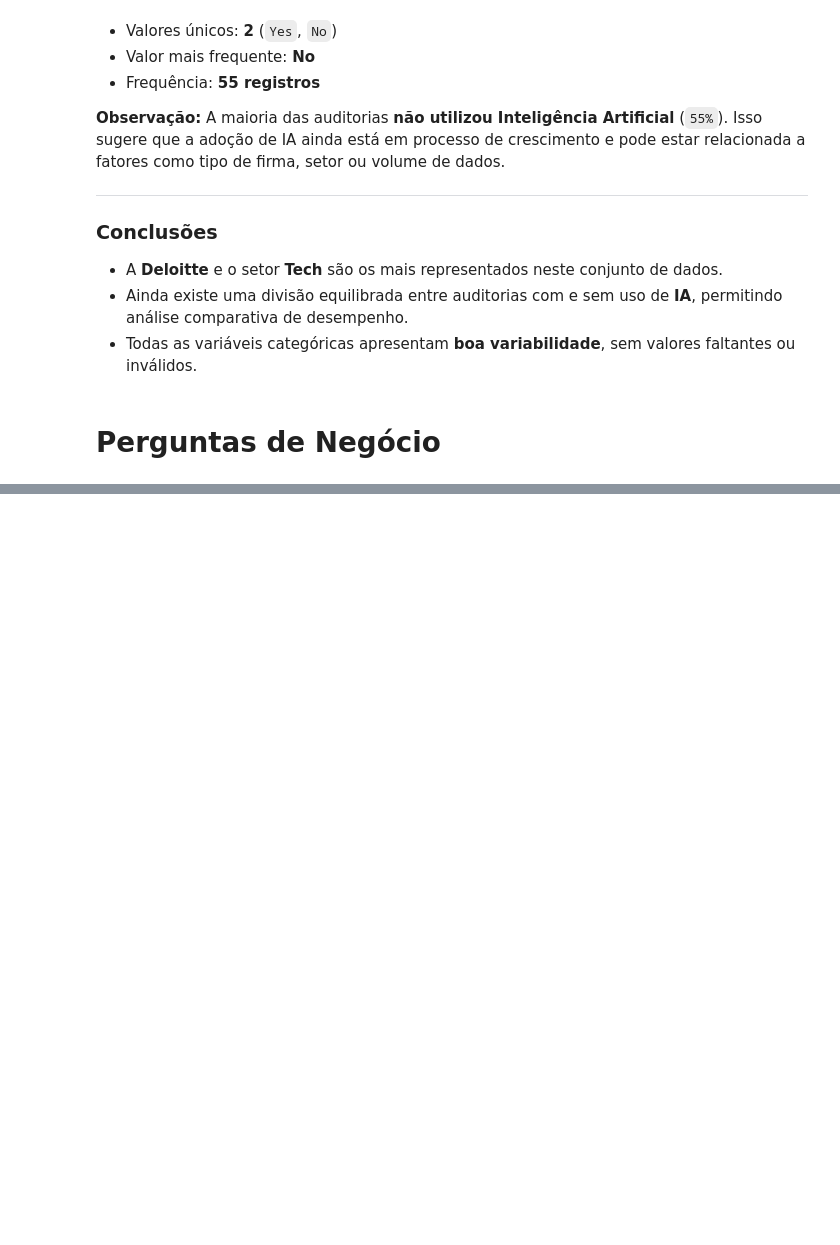
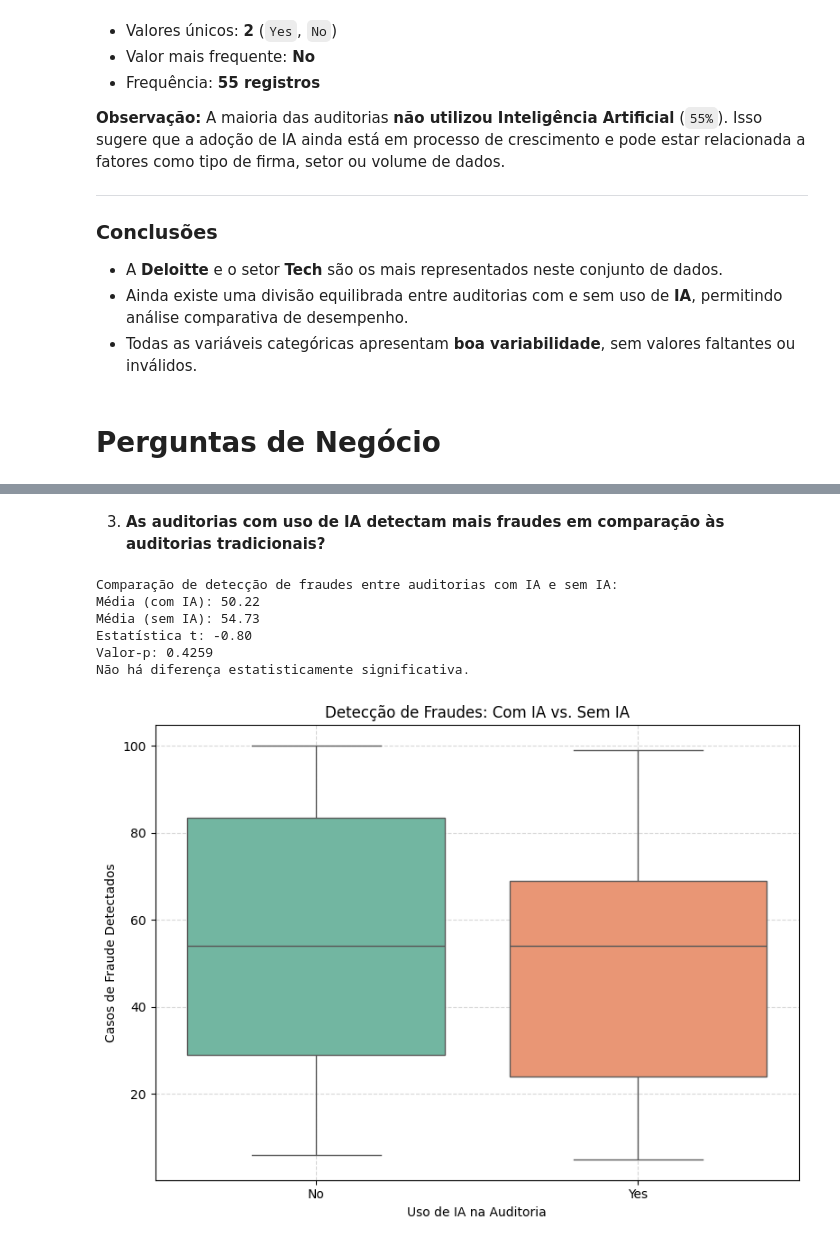
Before and after one commit to rafaelporfiriobarros/eda-big4-financial-risk, a Jupyter notebook: eda.ipynb, the cells around one changed output, grey strips where cells are left out. Saved outputs shown, nothing was run; the diff lists cells and outputs as text; code cells hidden in the pictures; blank space fills up the shorter version.

```diff
--- a/eda.ipynb
+++ b/eda.ipynb
@@ -296,0 +416,39 @@ Este relatório apresenta um resumo estatístico das variáveis categóricas do
+# %% [markdown]
+3. **As auditorias com uso de IA detectam mais fraudes em comparação às auditorias tradicionais?**
+# %%
+# Separar os grupos com e sem IA
+fraudes_com_ia = df2[df2["AI_Used_for_Auditing"] == "Yes"]["Fraud_Cases_Detected"]
+fraudes_sem_ia = df2[df2["AI_Used_for_Auditing"] == "No"]["Fraud_Cases_Detected"]
+
+# Teste T de diferença de médias
+t_stat, p_val = ttest_ind(fraudes_com_ia, fraudes_sem_ia, equal_var=False)
+
+# Resultados
+print("Comparação de detecção de fraudes entre auditorias com IA e sem IA:")
+print(f"Média (com IA): {fraudes_com_ia.mean():.2f}")
+print(f"Média (sem IA): {fraudes_sem_ia.mean():.2f}")
+print(f"Estatística t: {t_stat:.2f}")
+print(f"Valor-p: {p_val:.4f}")
+
+if p_val < 0.05:
+    print("Existe uma diferença estatisticamente significativa.")
+else:
+    print("Não há diferença estatisticamente significativa.")
+
+# Visualização
+plt.figure(figsize=(8, 6))
+sns.boxplot(x="AI_Used_for_Auditing", y="Fraud_Cases_Detected", data=df2, palette="Set2")
+plt.title("Detecção de Fraudes: Com IA vs. Sem IA")
+plt.xlabel("Uso de IA na Auditoria")
+plt.ylabel("Casos de Fraude Detectados")
+plt.grid(True, linestyle="--", alpha=0.5)
+plt.tight_layout()
+plt.show()
+# %% [output]
+Comparação de detecção de fraudes entre auditorias com IA e sem IA:
+Média (com IA): 50.22
+Média (sem IA): 54.73
+Estatística t: -0.80
+Valor-p: 0.4259
+Não há diferença estatisticamente significativa.
+[figure, added]
```
Also changed, not shown: parts of 13 cells of this notebook.
